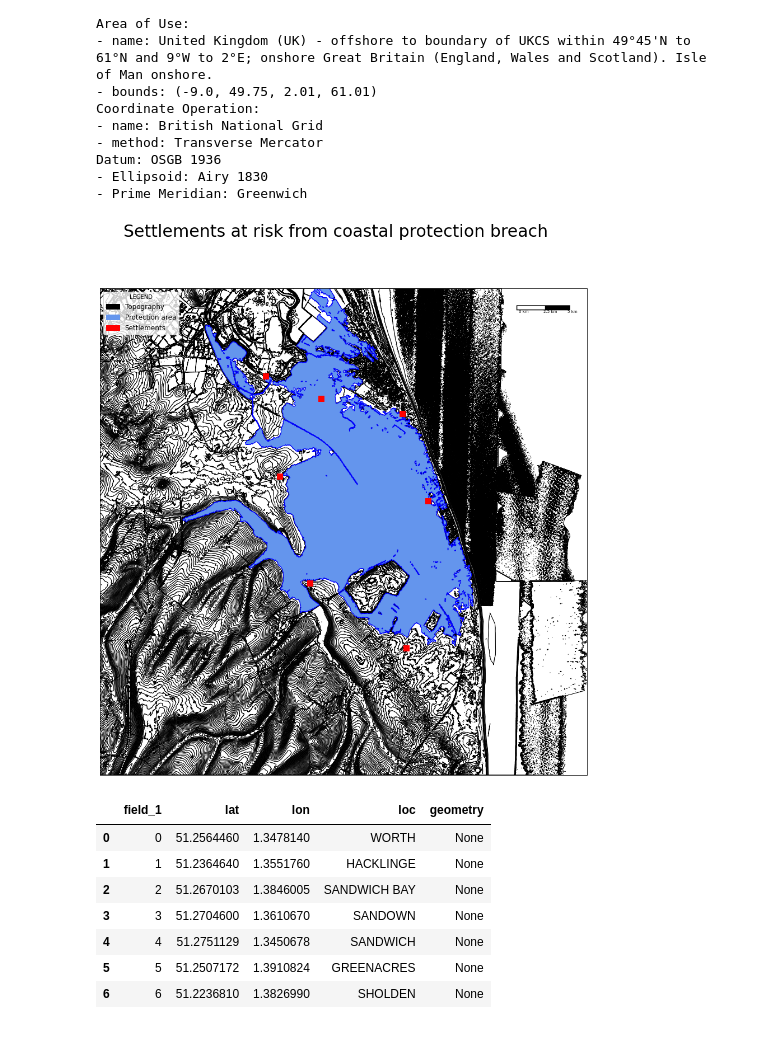
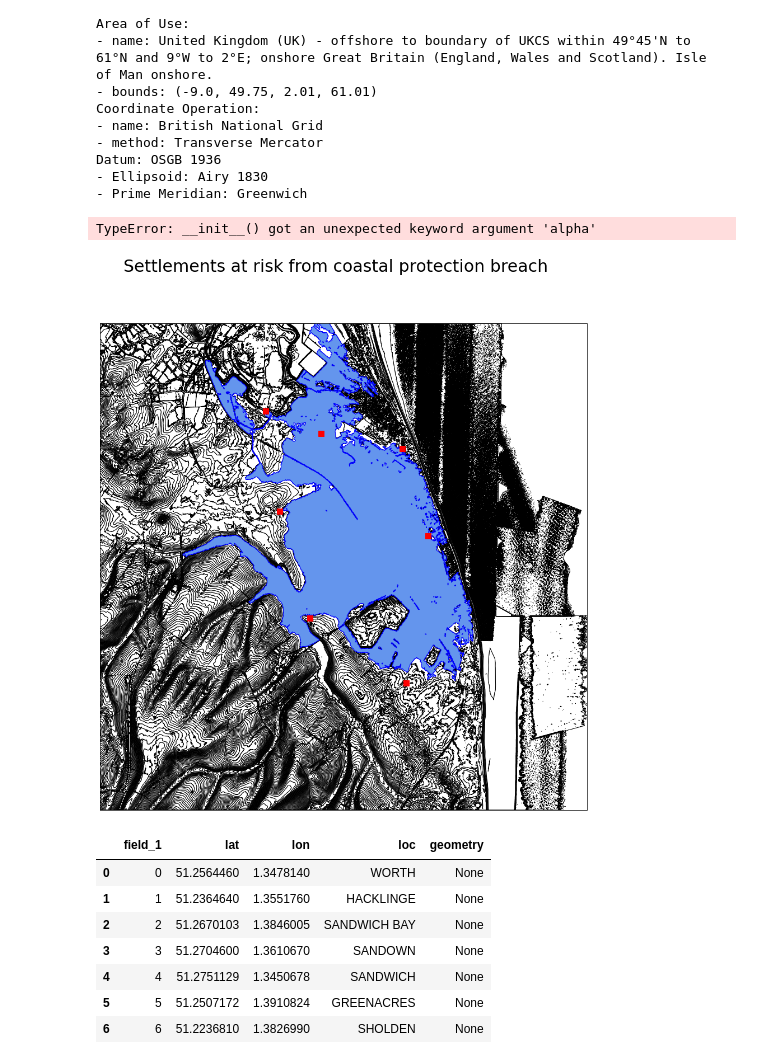
Before and after one commit to pjb41/PBridgesAssignment, a Jupyter notebook: Assign_workings.ipynb, the cells around one changed output. Cells and saved outputs as stored; diff of their text form; code cells hidden in the pictures.

```diff
--- a/Assign_workings.ipynb
+++ b/Assign_workings.ipynb
@@ -121,37 +121,38 @@ inset_feature = mpatches.Patch(color='CornflowerBlue', label='Protection area')
 end_feature = mpatches.Patch(color='red', label='Settlements')
 
 # Plot the legend, here we have used a font size of 12 and just "LEGEND" for the title.
-plt.legend(handles=[top_feature, inset_feature, end_feature], fontsize=12, title="LEGEND")
+plt.legend(handles=[top_feature, inset_feature, end_feature], fontsize=12, title="LEGEND", alpha = 0.2)
 
 
 # Design a scale bar for a length of 5km to go in the top right corner of your map.
 def scale_bar(ax, location=(0.96, 0.96)):
     llx0, llx1, lly0, lly1 = ax.get_extent(ccrs.PlateCarree())
     sbllx = (llx1 + llx0) / 2
     sblly = lly0 + (lly1 - lly0) * location[1]
 
     tmc = ccrs.TransverseMercator(sbllx, sblly)
     x0, x1, y0, y1 = ax.get_extent(tmc)
     sbx = x0 + (x1 - x0) * location[0]
     sby = y0 + (y1 - y0) * location[1]
 
     plt.plot([sbx, sbx - 1000], [sby, sby], color='k', linewidth=9, transform=tmc)
     plt.plot([sbx, sbx - 500], [sby, sby], color='k', linewidth=6, transform=tmc)
     plt.plot([sbx-500, sbx - 1000], [sby, sby], color='w', linewidth=6, transform=tmc)
 
 # Change the numbering of your increments here.
     plt.text(sbx, sby-100, '5 km', transform=tmc, fontsize=7)
     plt.text(sbx-500, sby-100, '2.5 km', transform=tmc, fontsize=7)
     plt.text(sbx-1000, sby-100, '0 km', transform=tmc, fontsize=7)
 
 
 #Plot the scale bar
 scale_bar(ax)
 
 # Plot your map
 plt.show()
 # %% [output]
+TypeError: __init__() got an unexpected keyword argument 'alpha'
-[figure, old version]
+[figure, new version]
 # %%
 settlement
 # %% [output]
```
